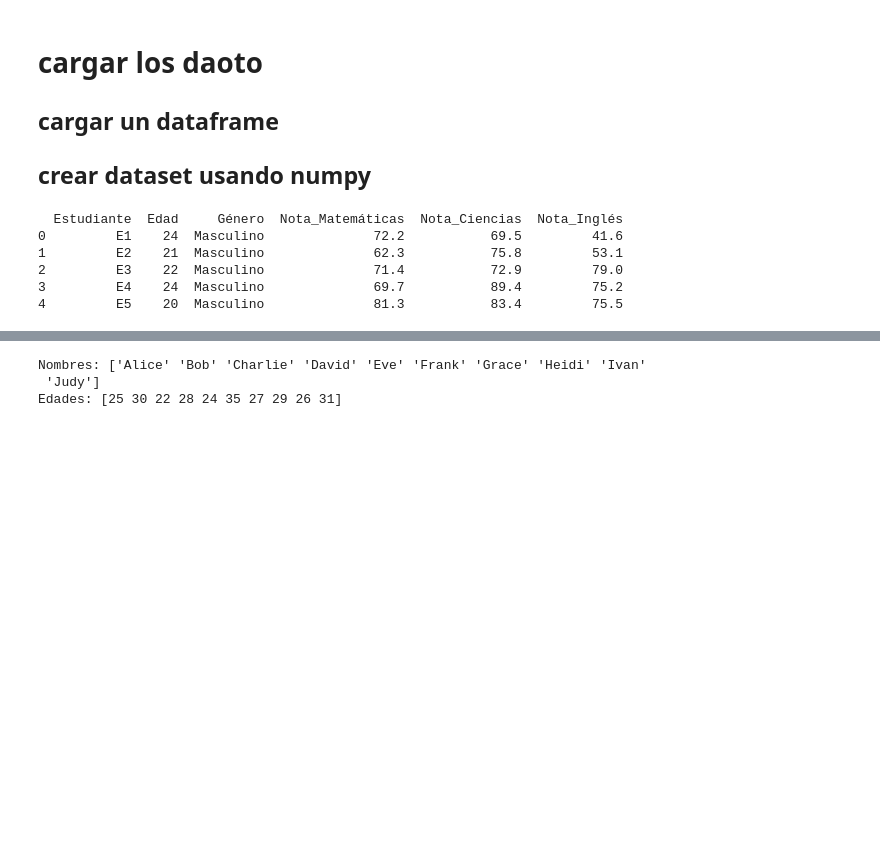
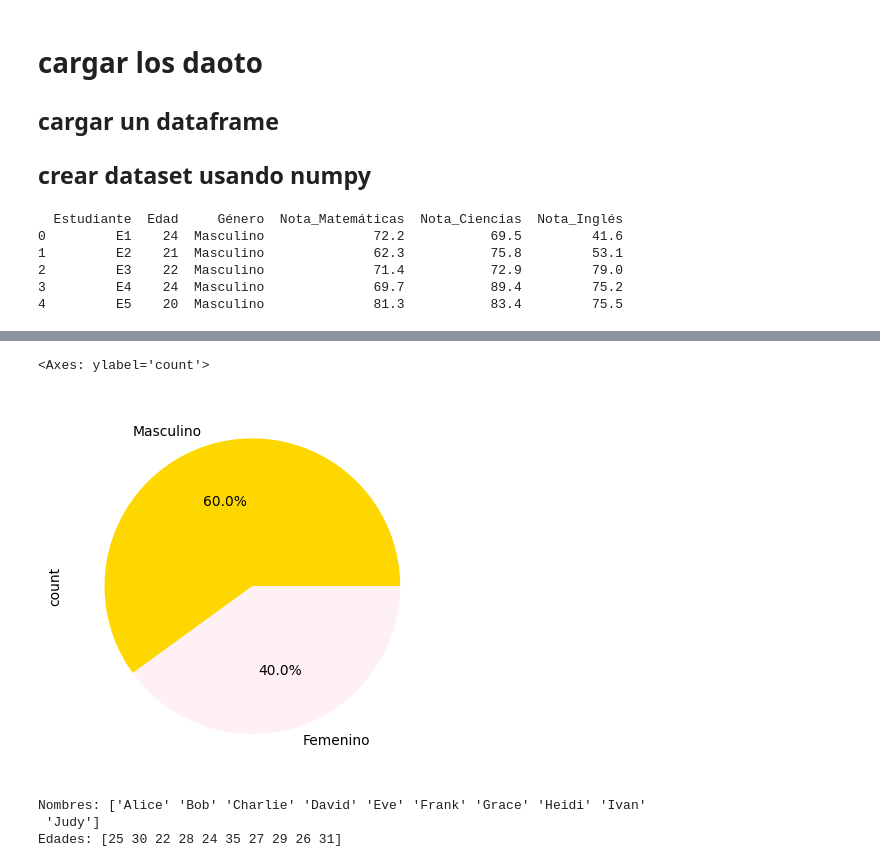
Before and after one commit to DAVIDCHIAC/apuntes_IA, a Jupyter notebook: Untitled9.ipynb, the cells around one changed output, grey strips where cells are left out. Saved outputs shown, nothing was run; the diff lists cells and outputs as text; code cells hidden in the pictures; blank space fills up the shorter version.

```diff
--- a/Untitled9.ipynb
+++ b/Untitled9.ipynb
@@ -35,0 +52,5 @@ print(df.head())
+# %%
+contargeneros=df.Género.value_counts()
+total=contargeneros.sum()
+porcentaje=contargeneros/total*100
+porcentaje
@@ -35,0 +63,5 @@ print(df.head())
+# %%
+contargeneros.plot(kind="pie",autopct="%1.1f%%",colors=["#FFD700","#FFF0F5"])
+# %% [output]
+<Axes: ylabel='count'>
+[figure, added]
```
Also changed, not shown: parts of 12 cells of this notebook.
